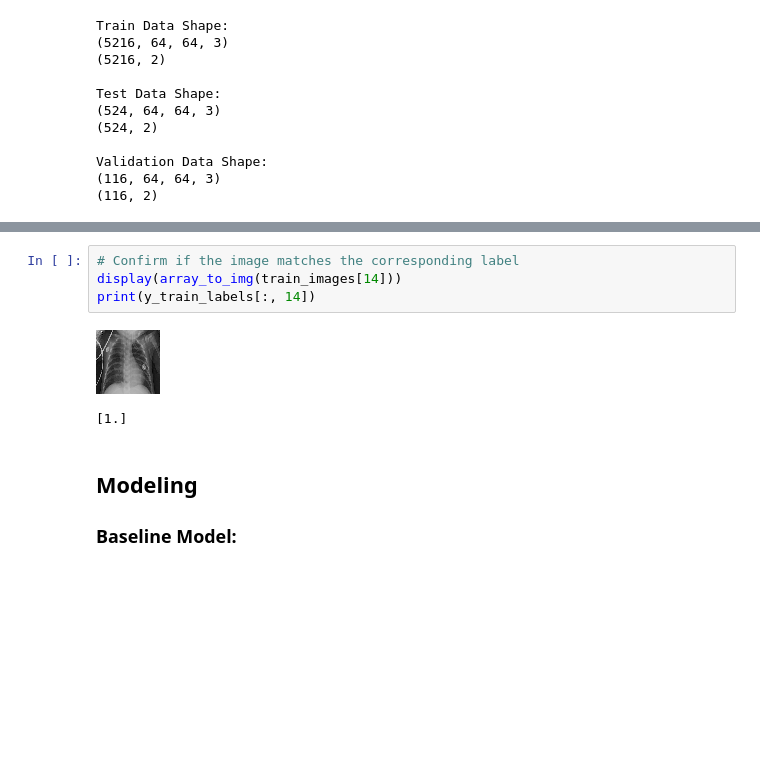
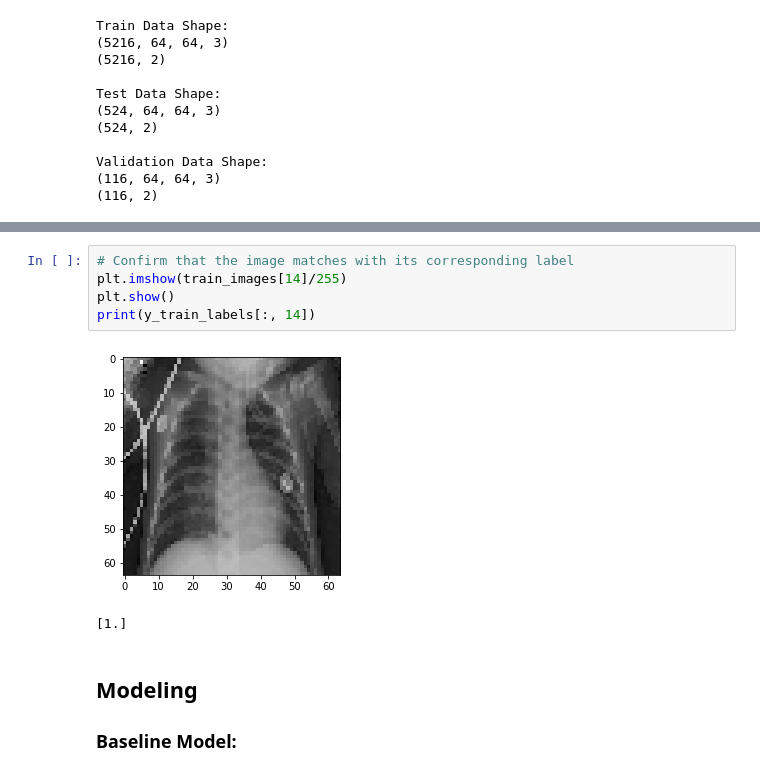
Before and after one commit to rookiescientist-andre/Identifying-Pneumonia-with-Deep-Learning, a Jupyter notebook: notebook.ipynb, the cells around one changed output, grey strips where cells are left out. Saved outputs shown, nothing was run; the diff lists cells and outputs as text; blank space fills up the shorter version.

```diff
--- a/notebook.ipynb
+++ b/notebook.ipynb
@@ -204,10 +205,11 @@ print(y_train_labels[:, 1400])
 [0.]
 # %%
-# Confirm if the image matches the corresponding label
-display(array_to_img(train_images[14]))
+# Confirm that the image matches with its corresponding label
+plt.imshow(train_images[14]/255)
+plt.show()
 print(y_train_labels[:, 14])
 # %% [output]
-[figure, old version]
+[figure, new version]
 [1.]
 # %% [markdown]
 ## Modeling
```
Also changed, not shown: parts of 61 cells of this notebook.
